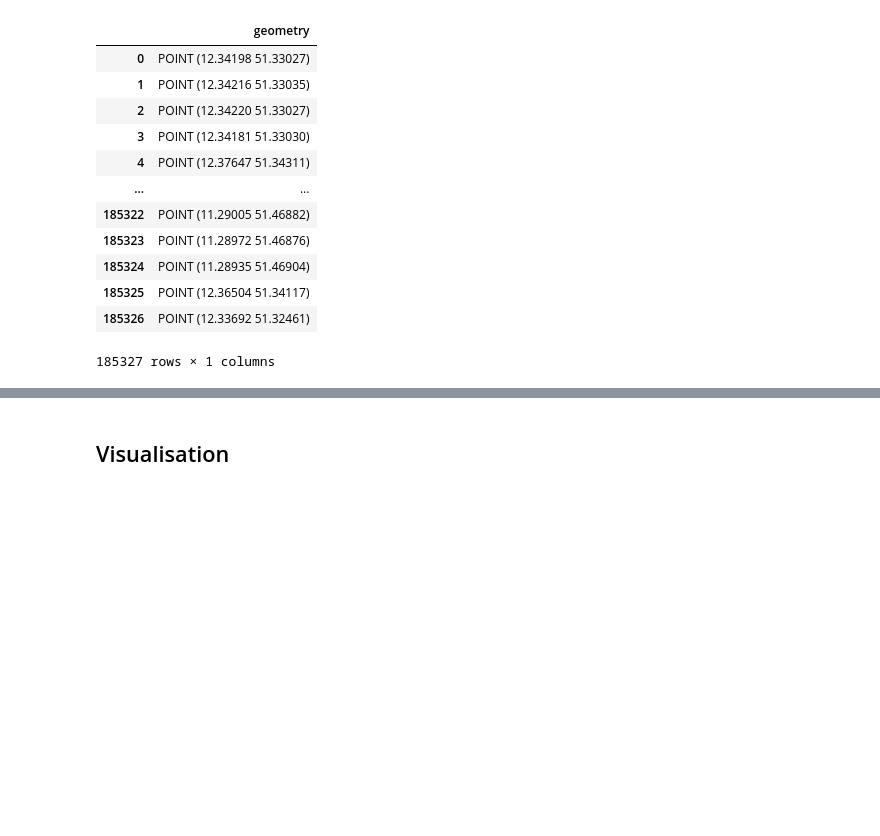
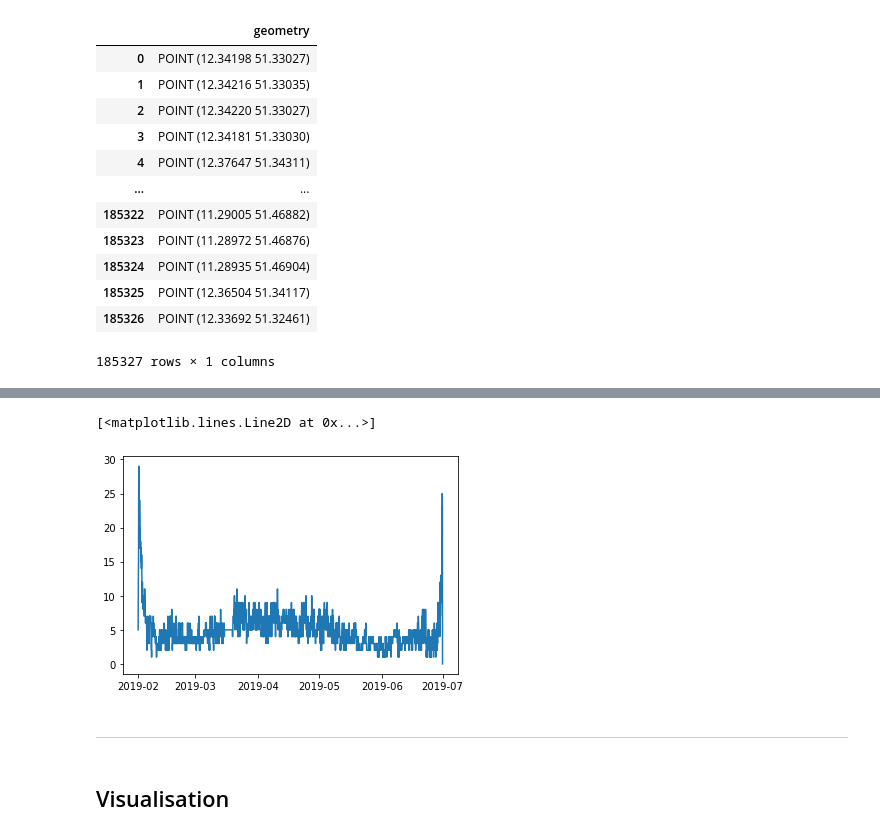
Before and after one commit to MoritzWolf09/Analytics, a Jupyter notebook: dataset-clean.ipynb, the cells around one changed output, grey strips where cells are left out. Drawn from its saved outputs; the diff is of its cells as text; code cells hidden in the pictures; blank space fills up the shorter version.

```diff
--- a/dataset-clean.ipynb
+++ b/dataset-clean.ipynb
@@ -512,0 +460,3 @@ plt.ylim([51.2,51.5])
+# %%
+df3["cluster_point"] = df3["cluster_point"].astype(str)
+df3
@@ -513,3 +527,41 @@ plt.ylim([51.2,51.5])
+# %%
+df3["timestamp_rounded"] = df3["timestamp"].dt.floor("H")
+df3 = df3.sort_values(by=['cluster_point','timestamp'])
+
+start_date = df3.timestamp_rounded.min()
+end_date = df3.timestamp_rounded.max()
+daterange = pd.date_range(start_date, end_date,freq='1H')
+
+df4 = pd.DataFrame(index=daterange)
+
+for cluster_point in df3.cluster_point.unique():
+    dfl = df3[df3.cluster_point == cluster_point]
+    dfl = dfl.groupby("timestamp_rounded").agg(
+    min_count =("count","min"),
+    last_value = ("count", lambda x: x.iloc[-1]))
+    dfl = dfl.reindex(daterange, fill_value=None)
+    dfl["last_value"] = dfl["last_value"].fillna(method='ffill')
+    dfl["min_count"] = dfl.apply(
+        lambda row: row['last_value']if np.isnan(row['min_count']) else row['min_count'],axis=1
+    )
+    for index, row in dfl[::-1].iterrows():
+        if row["min_count"] == 0:
+            row["min_count"] = None
+        else:
+            break
+    df4[cluster_point] = dfl["min_count"]
+
+df4 = df4.T
+# %%
+#df4.to_excel("transposed.xlsx")
+df5 = df4[df4 < 5].count()
+df5
+plt.plot(df5)
+# %% [output]
+[<matplotlib.lines.Line2D at 0x...>]
+[figure, added]
+# %% [markdown]
+_______________________________
 # %% [markdown]
 ## Visualisation
 # %%
```
Also changed, not shown: parts of 40 cells of this notebook.
